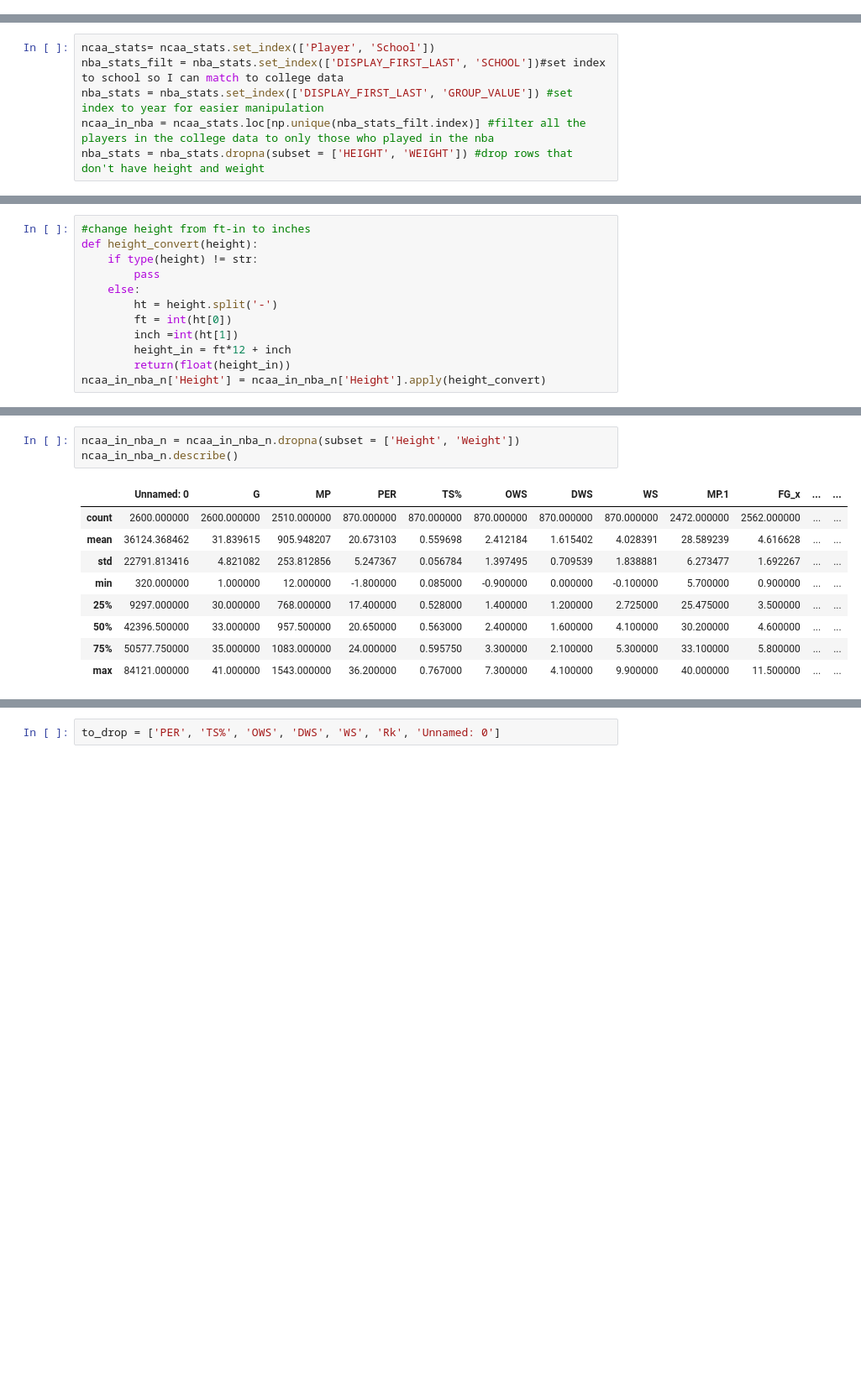
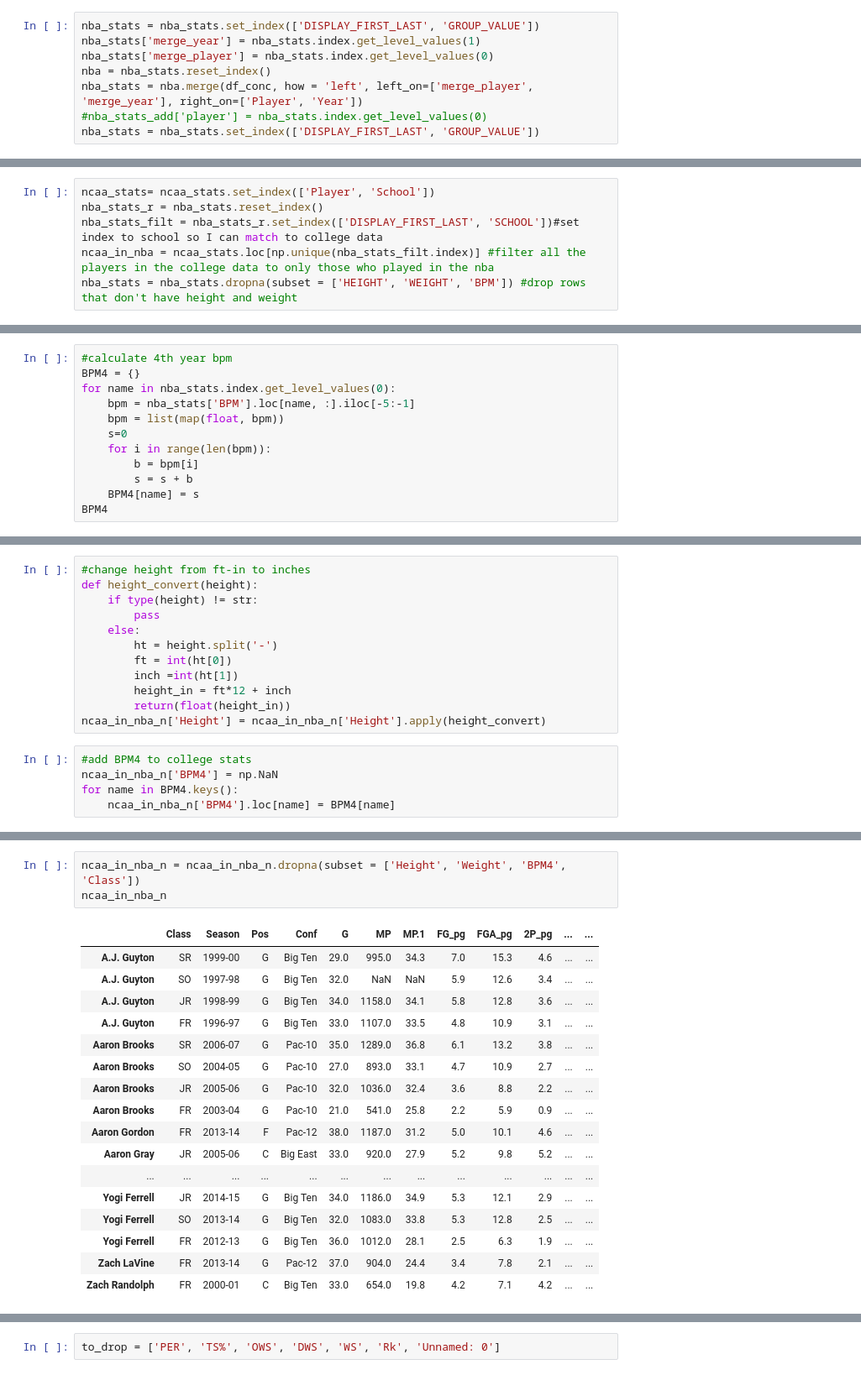
Before and after one commit to abigley1/draftproject, a Jupyter notebook: Basketball cleaning and eda.ipynb, the cells around one changed output, grey strips where cells are left out. Shown at 84% size. Saved outputs shown, nothing was run; the diff lists cells and outputs as text; blank space fills up the shorter version.

```diff
--- a/Basketball cleaning and eda.ipynb
+++ b/Basketball cleaning and eda.ipynb
@@ -13,0 +59,8 @@ nba_stats = pd.read_csv('/home/bigley/Desktop/springboard/Basketball_Project/spl
+# %%
+nba_stats = nba_stats.set_index(['DISPLAY_FIRST_LAST', 'GROUP_VALUE'])
+nba_stats['merge_year'] = nba_stats.index.get_level_values(1)
+nba_stats['merge_player'] = nba_stats.index.get_level_values(0)
+nba = nba_stats.reset_index()
+nba_stats = nba.merge(df_conc, how = 'left', left_on=['merge_player', 'merge_year'], right_on=['Player', 'Year'])
+#nba_stats_add['player'] = nba_stats.index.get_level_values(0)
+nba_stats = nba_stats.set_index(['DISPLAY_FIRST_LAST', 'GROUP_VALUE'])
@@ -35,7 +110,7 @@ nba_stats.head()
 grab all NBA players from the NCAA stats
 # %%
 ncaa_stats= ncaa_stats.set_index(['Player', 'School'])
-nba_stats_filt = nba_stats.set_index(['DISPLAY_FIRST_LAST', 'SCHOOL'])#set index to school so I can match to college data
-nba_stats = nba_stats.set_index(['DISPLAY_FIRST_LAST', 'GROUP_VALUE']) #set index to year for easier manipulation
+nba_stats_r = nba_stats.reset_index()
+nba_stats_filt = nba_stats_r.set_index(['DISPLAY_FIRST_LAST', 'SCHOOL'])#set index to school so I can match to college data
 ncaa_in_nba = ncaa_stats.loc[np.unique(nba_stats_filt.index)] #filter all the players in the college data to only those who played in the nba
-nba_stats = nba_stats.dropna(subset = ['HEIGHT', 'WEIGHT']) #drop rows that don't have height and weight
+nba_stats = nba_stats.dropna(subset = ['HEIGHT', 'WEIGHT', 'BPM']) #drop rows that don't have height and weight
@@ -55,0 +142,12 @@ nba_stats.describe()
+# %%
+#calculate 4th year bpm
+BPM4 = {}
+for name in nba_stats.index.get_level_values(0):
+    bpm = nba_stats['BPM'].loc[name, :].iloc[-5:-1]
+    bpm = list(map(float, bpm))
+    s=0
+    for i in range(len(bpm)):
+        b = bpm[i]
+        s = s + b
+    BPM4[name] = s
+BPM4
@@ -76,3 +196,8 @@ def height_convert(height):
         height_in = ft*12 + inch
         return(float(height_in))
 ncaa_in_nba_n['Height'] = ncaa_in_nba_n['Height'].apply(height_convert)
+# %%
+#add BPM4 to college stats
+ncaa_in_nba_n['BPM4'] = np.NaN
+for name in BPM4.keys():
+    ncaa_in_nba_n['BPM4'].loc[name] = BPM4[name]
@@ -79,13 +221,21 @@ ncaa_in_nba_n['Height'] = ncaa_in_nba_n['Height'].apply(height_convert)
 # %%
-ncaa_in_nba_n = ncaa_in_nba_n.dropna(subset = ['Height', 'Weight'])
-ncaa_in_nba_n.describe()
+ncaa_in_nba_n = ncaa_in_nba_n.dropna(subset = ['Height', 'Weight', 'BPM4', 'Class'])
+ncaa_in_nba_n
 # %% [output]
-|  | Unnamed: 0 | G | MP | PER | TS% | OWS | DWS | WS | MP.1 | FG_x | ... | ... |
-| count | 2600.000000 | 2600.000000 | 2510.000000 | 870.000000 | 870.000000 | 870.000000 | 870.000000 | 870.000000 | 2472.000000 | 2562.000000 | ... | ... |
-| mean | 36124.368462 | 31.839615 | 905.948207 | 20.673103 | 0.559698 | 2.412184 | 1.615402 | 4.028391 | 28.589239 | 4.616628 | ... | ... |
-| std | 22791.813416 | 4.821082 | 253.812856 | 5.247367 | 0.056784 | 1.397495 | 0.709539 | 1.838881 | 6.273477 | 1.692267 | ... | ... |
-| min | 320.000000 | 1.000000 | 12.000000 | -1.800000 | 0.085000 | -0.900000 | 0.000000 | -0.100000 | 5.700000 | 0.900000 | ... | ... |
-| 25% | 9297.000000 | 30.000000 | 768.000000 | 17.400000 | 0.528000 | 1.400000 | 1.200000 | 2.725000 | 25.475000 | 3.500000 | ... | ... |
-| 50% | 42396.500000 | 33.000000 | 957.500000 | 20.650000 | 0.563000 | 2.400000 | 1.600000 | 4.100000 | 30.200000 | 4.600000 | ... | ... |
-| 75% | 50577.750000 | 35.000000 | 1083.000000 | 24.000000 | 0.595750 | 3.300000 | 2.100000 | 5.300000 | 33.100000 | 5.800000 | ... | ... |
-| max | 84121.000000 | 41.000000 | 1543.000000 | 36.200000 | 0.767000 | 7.300000 | 4.100000 | 9.900000 | 40.000000 | 11.500000 | ... | ... |
+|  | Class | Season | Pos | Conf | G | MP | MP.1 | FG_pg | FGA_pg | 2P_pg | ... | ... |
+| A.J. Guyton | SR | 1999-00 | G | Big Ten | 29.0 | 995.0 | 34.3 | 7.0 | 15.3 | 4.6 | ... | ... |
+| A.J. Guyton | SO | 1997-98 | G | Big Ten | 32.0 | NaN | NaN | 5.9 | 12.6 | 3.4 | ... | ... |
+| A.J. Guyton | JR | 1998-99 | G | Big Ten | 34.0 | 1158.0 | 34.1 | 5.8 | 12.8 | 3.6 | ... | ... |
+| A.J. Guyton | FR | 1996-97 | G | Big Ten | 33.0 | 1107.0 | 33.5 | 4.8 | 10.9 | 3.1 | ... | ... |
+| Aaron Brooks | SR | 2006-07 | G | Pac-10 | 35.0 | 1289.0 | 36.8 | 6.1 | 13.2 | 3.8 | ... | ... |
+| Aaron Brooks | SO | 2004-05 | G | Pac-10 | 27.0 | 893.0 | 33.1 | 4.7 | 10.9 | 2.7 | ... | ... |
+| Aaron Brooks | JR | 2005-06 | G | Pac-10 | 32.0 | 1036.0 | 32.4 | 3.6 | 8.8 | 2.2 | ... | ... |
+| Aaron Brooks | FR | 2003-04 | G | Pac-10 | 21.0 | 541.0 | 25.8 | 2.2 | 5.9 | 0.9 | ... | ... |
+| Aaron Gordon | FR | 2013-14 | F | Pac-12 | 38.0 | 1187.0 | 31.2 | 5.0 | 10.1 | 4.6 | ... | ... |
+| Aaron Gray | JR | 2005-06 | C | Big East | 33.0 | 920.0 | 27.9 | 5.2 | 9.8 | 5.2 | ... | ... |
+| ... | ... | ... | ... | ... | ... | ... | ... | ... | ... | ... | ... | ... |
+| Yogi Ferrell | JR | 2014-15 | G | Big Ten | 34.0 | 1186.0 | 34.9 | 5.3 | 12.1 | 2.9 | ... | ... |
+| Yogi Ferrell | SO | 2013-14 | G | Big Ten | 32.0 | 1083.0 | 33.8 | 5.3 | 12.8 | 2.5 | ... | ... |
+| Yogi Ferrell | FR | 2012-13 | G | Big Ten | 36.0 | 1012.0 | 28.1 | 2.5 | 6.3 | 1.9 | ... | ... |
+| Zach LaVine | FR | 2013-14 | G | Pac-12 | 37.0 | 904.0 | 24.4 | 3.4 | 7.8 | 2.1 | ... | ... |
+| Zach Randolph | FR | 2000-01 | C | Big Ten | 33.0 | 654.0 | 19.8 | 4.2 | 7.1 | 4.2 | ... | ... |
```
Also changed, not shown: parts of 92 cells of this notebook.
